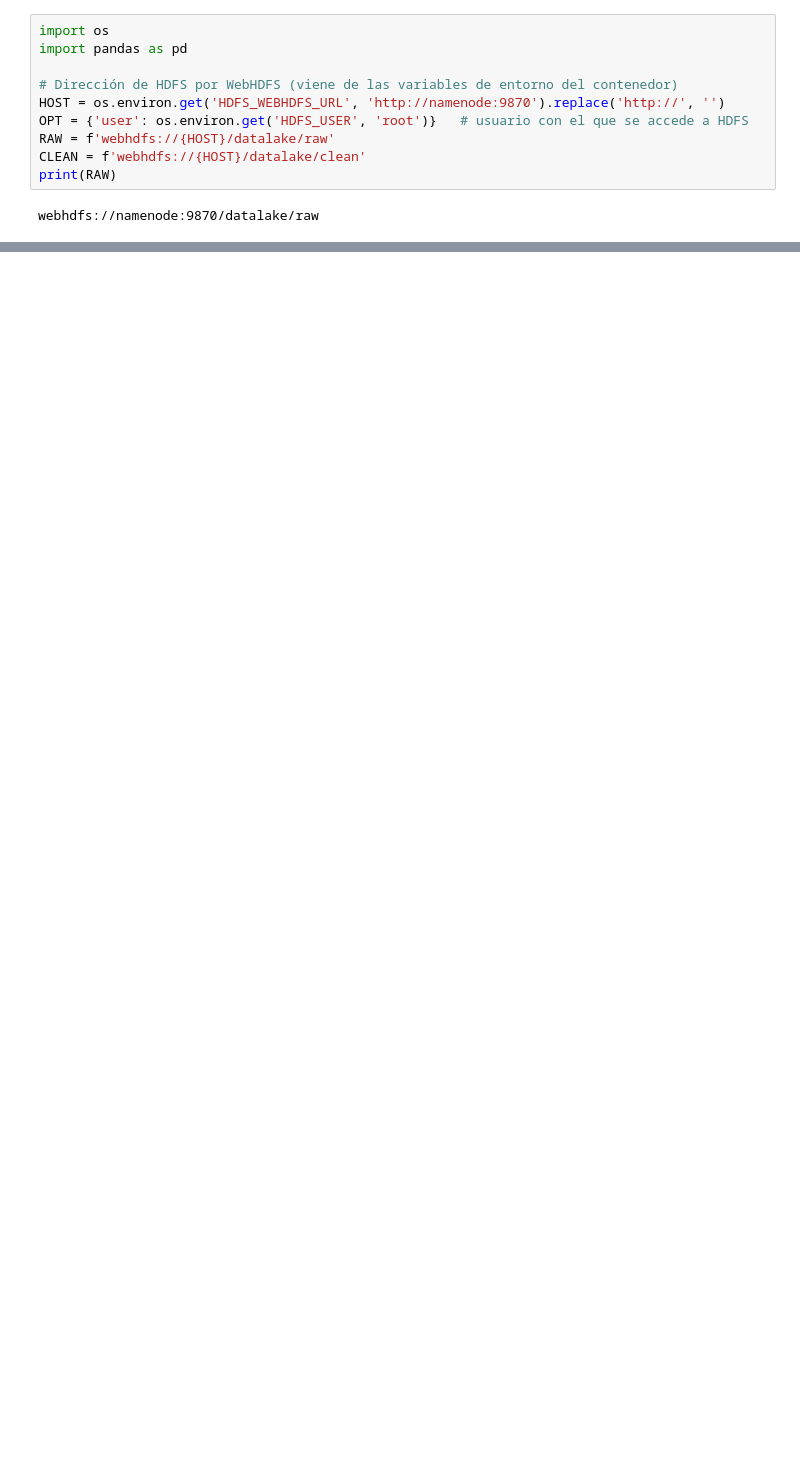
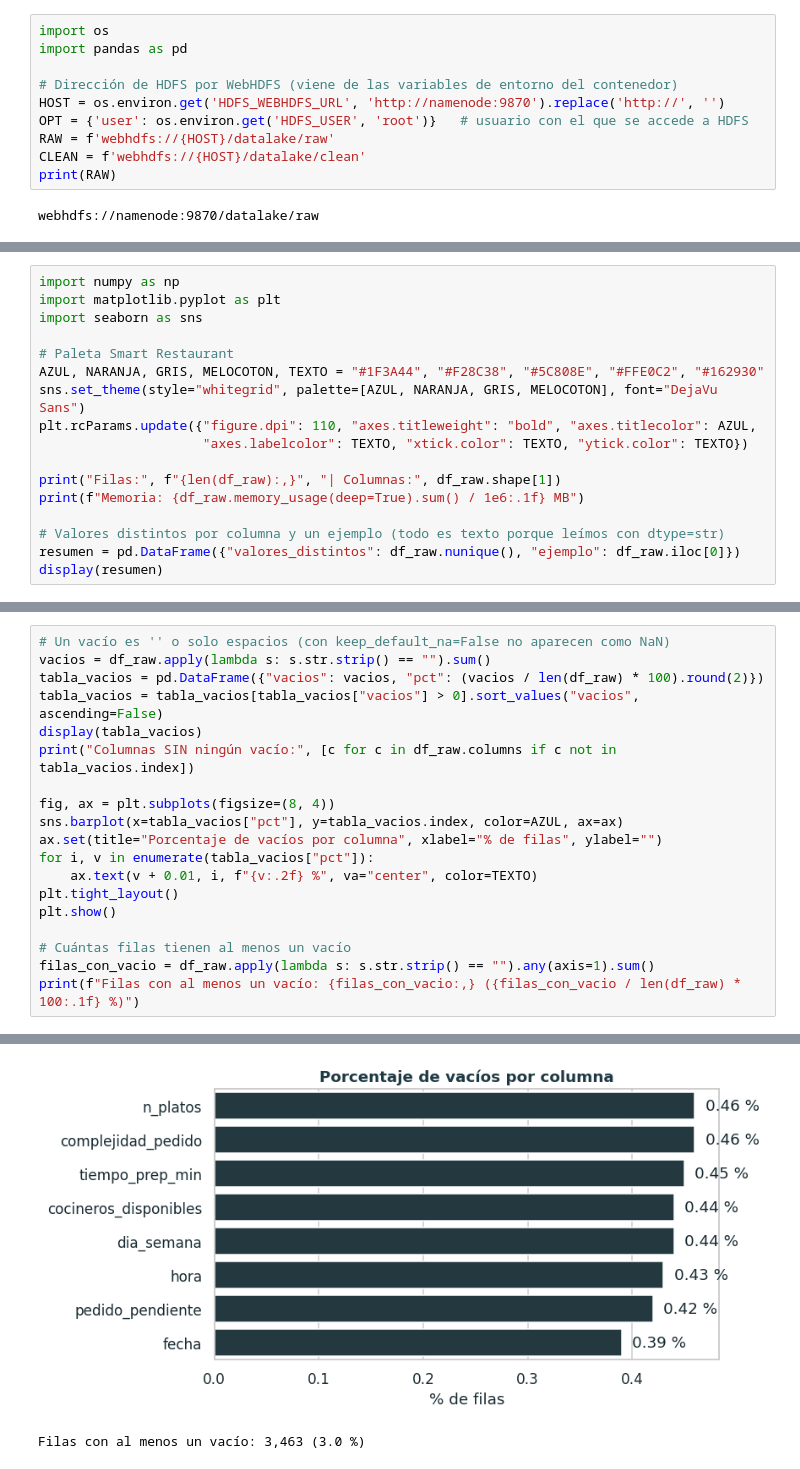
Before and after one commit to ignacioperezimaz/smart-restaurant, a Jupyter notebook: notebooks/02_EDA_pedidos_tiempos_preparacion.ipynb, the cells around one changed output, grey strips where cells are left out. Drawn from its saved outputs; the diff is of its cells as text; blank space fills up the shorter version.

```diff
--- a/notebooks/02_EDA_pedidos_tiempos_preparacion.ipynb
+++ b/notebooks/02_EDA_pedidos_tiempos_preparacion.ipynb
@@ -60,0 +39,17 @@ memory usage: 88.6 MB
+# %%
+import numpy as np
+import matplotlib.pyplot as plt
+import seaborn as sns
+
+# Paleta Smart Restaurant
+AZUL, NARANJA, GRIS, MELOCOTON, TEXTO = "#1F3A44", "#F28C38", "#5C808E", "#FFE0C2", "#162930"
+sns.set_theme(style="whitegrid", palette=[AZUL, NARANJA, GRIS, MELOCOTON], font="DejaVu Sans")
+plt.rcParams.update({"figure.dpi": 110, "axes.titleweight": "bold", "axes.titlecolor": AZUL,
+                     "axes.labelcolor": TEXTO, "xtick.color": TEXTO, "ytick.color": TEXTO})
+
+print("Filas:", f"{len(df_raw):,}", "| Columnas:", df_raw.shape[1])
+print(f"Memoria: {df_raw.memory_usage(deep=True).sum() / 1e6:.1f} MB")
+
+# Valores distintos por columna y un ejemplo (todo es texto porque leímos con dtype=str)
+resumen = pd.DataFrame({"valores_distintos": df_raw.nunique(), "ejemplo": df_raw.iloc[0]})
+display(resumen)
@@ -60,0 +76,20 @@ memory usage: 88.6 MB
+# %%
+# Un vacío es '' o solo espacios (con keep_default_na=False no aparecen como NaN)
+vacios = df_raw.apply(lambda s: s.str.strip() == "").sum()
+tabla_vacios = pd.DataFrame({"vacios": vacios, "pct": (vacios / len(df_raw) * 100).round(2)})
+tabla_vacios = tabla_vacios[tabla_vacios["vacios"] > 0].sort_values("vacios", ascending=False)
+display(tabla_vacios)
+print("Columnas SIN ningún vacío:", [c for c in df_raw.columns if c not in tabla_vacios.index])
+
+fig, ax = plt.subplots(figsize=(8, 4))
+sns.barplot(x=tabla_vacios["pct"], y=tabla_vacios.index, color=AZUL, ax=ax)
+ax.set(title="Porcentaje de vacíos por columna", xlabel="% de filas", ylabel="")
+for i, v in enumerate(tabla_vacios["pct"]):
+    ax.text(v + 0.01, i, f"{v:.2f} %", va="center", color=TEXTO)
+plt.tight_layout()
+plt.show()
+
+# Cuántas filas tienen al menos un vacío
+filas_con_vacio = df_raw.apply(lambda s: s.str.strip() == "").any(axis=1).sum()
+print(f"Filas con al menos un vacío: {filas_con_vacio:,} ({filas_con_vacio / len(df_raw) * 100:.1f} %)")
+# %% [output]
@@ -60,0 +106,2 @@ memory usage: 88.6 MB
+[figure, added]
+Filas con al menos un vacío: 3,463 (3.0 %)
```
Also changed, not shown: parts of 33 cells of this notebook, 13 other files.
